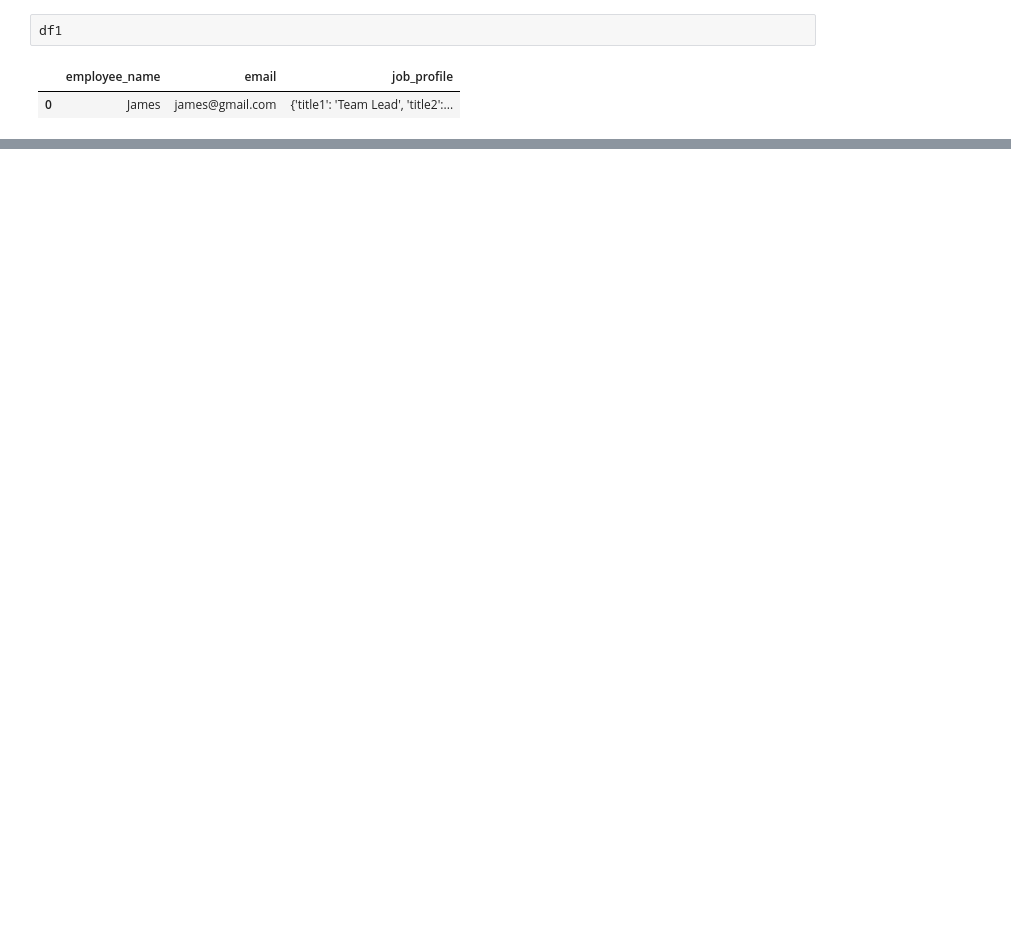
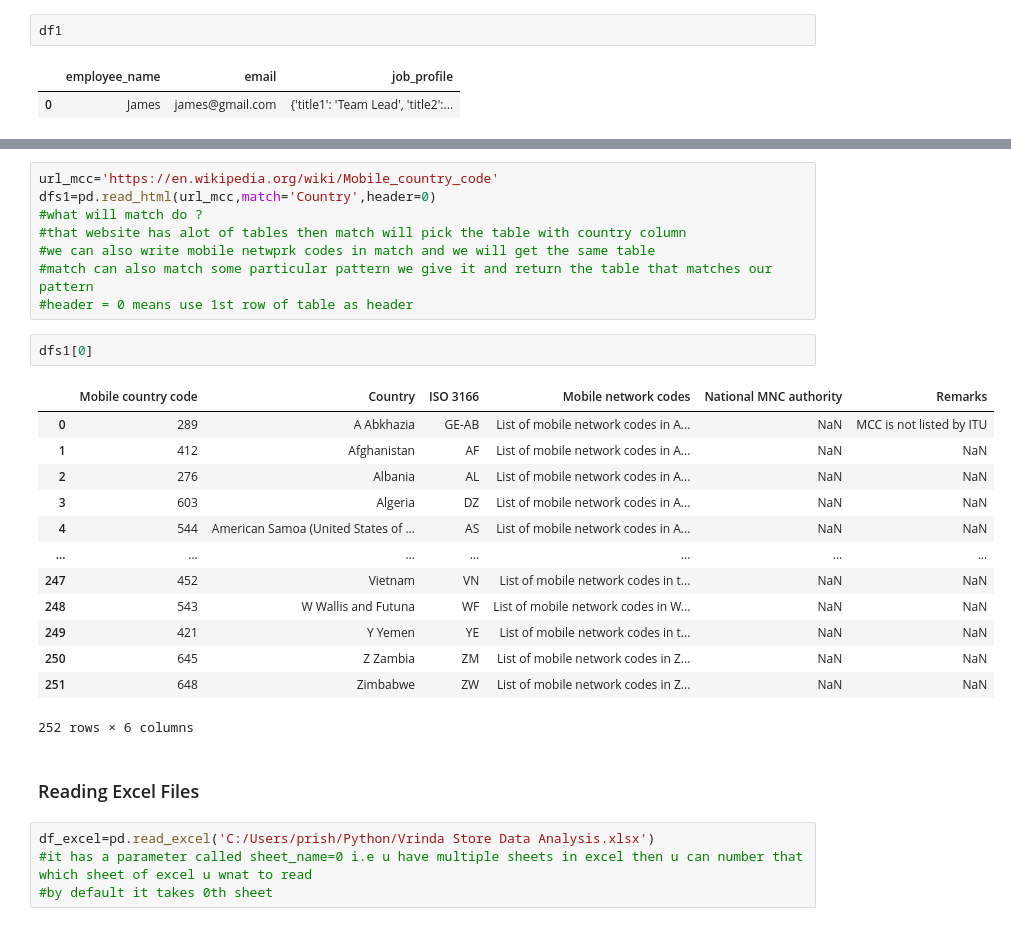
Before and after one commit to PrishaAggarwal/AI-ML, a Jupyter notebook: Python-6-7.ipynb, the cells around one changed output, grey strips where cells are left out. Cells and saved outputs as stored; diff of their text form; blank space fills up the shorter version.

Commit message:
Continued basic python

```diff
--- a/Python-6-7.ipynb
+++ b/Python-6-7.ipynb
@@ -323,0 +368,30 @@ df.to_json(orient="records")
+# %%
+url_mcc='https://en.wikipedia.org/wiki/Mobile_country_code'
+dfs1=pd.read_html(url_mcc,match='Country',header=0)
+#what will match do ?
+#that website has alot of tables then match will pick the table with country column
+#we can also write mobile netwprk codes in match and we will get the same table
+#match can also match some particular pattern we give it and return the table that matches our pattern
+#header = 0 means use 1st row of table as header
+# %%
+dfs1[0]
+# %% [output]
+|  | Mobile country code | Country | ISO 3166 | Mobile network codes | National MNC authority | Remarks |
+| 0 | 289 | A Abkhazia | GE-AB | List of mobile network codes in A... | NaN | MCC is not listed by ITU |
+| 1 | 412 | Afghanistan | AF | List of mobile network codes in A... | NaN | NaN |
+| 2 | 276 | Albania | AL | List of mobile network codes in A... | NaN | NaN |
+| 3 | 603 | Algeria | DZ | List of mobile network codes in A... | NaN | NaN |
+| 4 | 544 | American Samoa (United States of ... | AS | List of mobile network codes in A... | NaN | NaN |
+| ... | ... | ... | ... | ... | ... | ... |
+| 247 | 452 | Vietnam | VN | List of mobile network codes in t... | NaN | NaN |
+| 248 | 543 | W Wallis and Futuna | WF | List of mobile network codes in W... | NaN | NaN |
+| 249 | 421 | Y Yemen | YE | List of mobile network codes in t... | NaN | NaN |
+| 250 | 645 | Z Zambia | ZM | List of mobile network codes in Z... | NaN | NaN |
+| 251 | 648 | Zimbabwe | ZW | List of mobile network codes in Z... | NaN | NaN |
+252 rows × 6 columns
+# %% [markdown]
+### Reading Excel Files
+# %%
+df_excel=pd.read_excel('C:/Users/prish/Python/Vrinda Store Data Analysis.xlsx')
+#it has a parameter called sheet_name=0 i.e u have multiple sheets in excel then u can number that which sheet of excel u wnat to read
+#by default it takes 0th sheet
```
Also changed, not shown: parts of 25 cells of this notebook, 6 other files.
